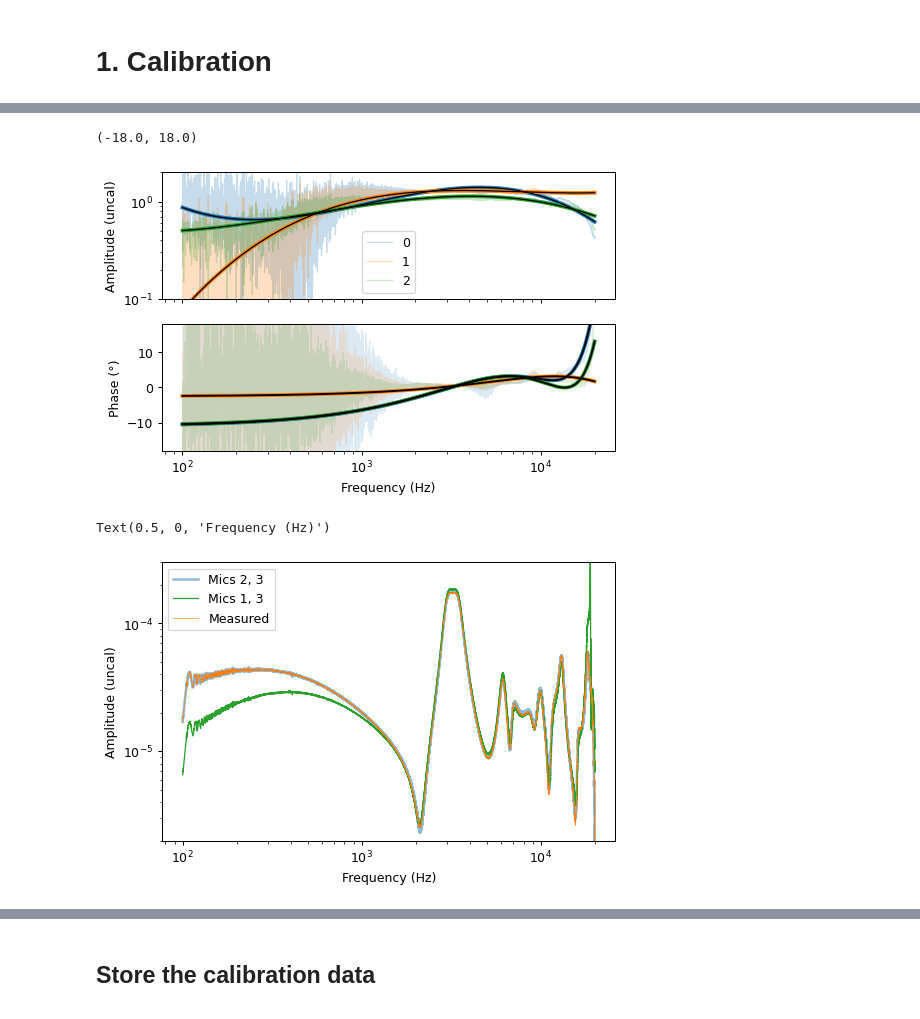
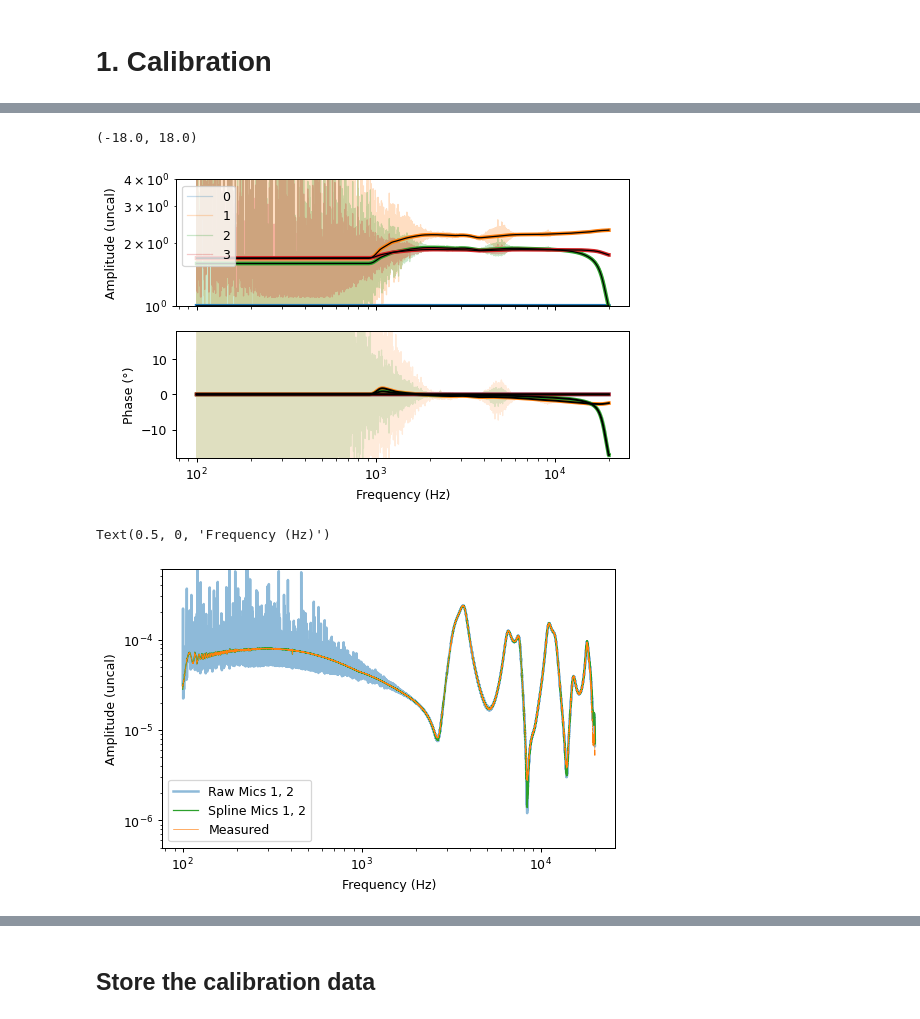
Before and after one commit to Tympan/auren-python, a Jupyter notebook: jupyter_notebooks/2024-07-02_auren_calibration_0.ipynb, the cells around one changed output, grey strips where cells are left out. Drawn from its saved outputs; the diff is of its cells as text; code cells hidden in the pictures.

```diff
--- a/jupyter_notebooks/2024-07-02_auren_calibration_0.ipynb
+++ b/jupyter_notebooks/2024-07-02_auren_calibration_0.ipynb
@@ -341,0 +463,11 @@ cal_ordered[:, channels[:-1]] = cal[:, -n_channels + 1:]
+# %%
+# Re-arrange the calibration function so that it goes channel 0, channel 1, ... etc.
+# The first of these is not actually a calibration, we'll use it for the reference channel
+cal_ordered_cab = np.ones((p.shape[-1], p.shape[-2]), cal.dtype)
+# Collect channel calibration data
+cal_ordered_cab[:, channels] = cal_cab[:, -n_channels:]
+
+# subtract out the reference channel Phase
+ref = 3
+cal_ordered_cab[:, channels] /= (cal_ordered_cab[:, ref:ref+1] * np.abs(cal_ordered_cab[:, ref:ref+1]))
+# cal_ordered_cab /= (cal_cab[:, -1:])# * np.abs(cal_cab[:, -1:]))
@@ -342 +493,3 @@ cal_ordered[:, channels[:-1]] = cal[:, -n_channels + 1:]
+# %%
+cal_ordered = cal_ordered_cab
 # %%
@@ -365,34 +551,35 @@ cal2 = (cal_amp * np.exp(1j*cal_phase)).T
 # %%
+plt.close('all')
 fig, axs = plt.subplots(2, 1, sharex=True, **figkwargs)
-axs[0].loglog(f[0, 0], np.abs(cal_ordered[:, :-1]), lw=1, alpha=0.25)
-axs[0].legend(range(3))
+axs[0].loglog(f[0, 0], np.abs(cal_ordered), lw=1, alpha=0.25)
+axs[0].legend(range(4))
 axs[0].set_prop_cycle(None)
-axs[0].loglog(f[0, 0], np.abs(cal2[:, :-1]), lw=3)
-axs[0].loglog(f[0, 0], cal_amp[:-1].T, 'k', lw=1)
+axs[0].loglog(f[0, 0], np.abs(cal2), lw=3)
+axs[0].loglog(f[0, 0], cal_amp.T, 'k', lw=1)
 axs[0].set_ylabel("Amplitude (uncal)")
-axs[0].set_ylim([0.1, 2])
-axs[1].semilogx(f[0, 0], np.rad2deg(np.angle(cal_ordered[:, :-1])), lw=1, alpha=0.15)
+axs[0].set_ylim([1, 4])
+axs[1].semilogx(f[0, 0], np.rad2deg(np.angle(cal_ordered)), lw=1, alpha=0.15)
 axs[1].set_prop_cycle(None)
-axs[1].semilogx(f[0, 0], np.rad2deg(np.angle(cal2[:, :-1])), lw=3)
-axs[1].semilogx(f[0, 0], np.rad2deg(cal_phase[:-1].T),'k')
+axs[1].semilogx(f[0, 0], np.rad2deg(np.angle(cal2)), lw=3)
+axs[1].semilogx(f[0, 0], np.rad2deg(cal_phase.T),'k')
 axs[1].set_ylabel('Phase (°)')
 axs[1].set_xlabel('Frequency (Hz)')
 axs[1].set_ylim([-18, 18])
 # %% [output]
 (-18.0, 18.0)
-[figure, old version]
+[figure, new version]
 # %%
 mic1 = 1
 mic2 = 2
 mic_ref = 3
-channel = 3
-trial = 1
+channel = 0
+trial = 0
 p3_pred = cavern_model.p_measured(
     f[0, 0] * units.Hz,
     x_mic[mic_ref],
     x_mic[mic1], x_mic[mic2],
     p[channel, trial, mic1] * cal_ordered[:, mic1], p[channel, trial, mic2] * cal_ordered[:, mic2])
-mic1 = 0
+# mic1 = 1
 p3_pred_smooth = cavern_model.p_measured(
     f[0, 0] * units.Hz,
     x_mic[mic_ref],
@@ -400,13 +587,13 @@ p3_pred_smooth = cavern_model.p_measured(
     p[channel, trial, mic1] * cal2[:, mic1], p[channel, trial, mic2] * cal2[:, mic2])
 
 fig, axs = plt.subplots(1, 1, sharex=True, **figkwargs)
-axs.loglog(f[0, 0], np.abs(p3_pred), 'C0', lw=2, alpha=0.5, label="Mics 2, 3")
-axs.loglog(f[0, 0], np.abs(p3_pred_smooth), 'C2', lw=1, label="Mics 1, 3")
-axs.loglog(f[0, 0], np.abs(p[channel, trial, mic_ref]), 'C1', lw=0.5, label="Measured")
+axs.loglog(f[0, 0], np.abs(p3_pred), 'C0', lw=2, alpha=0.5, label="Raw Mics %s, %s" % (mic1, mic2))
+axs.loglog(f[0, 0], np.abs(p3_pred_smooth), 'C2', lw=1, label="Spline Mics %s, %s" % (mic1, mic2))
+axs.loglog(f[0, 0], np.abs(p[channel, trial, mic_ref] * cal2[:, mic_ref]), 'C1', lw=0.5, label="Measured")
 axs.legend()
-plt.ylim(2e-6, 3e-4)
+plt.ylim(5e-7, 6e-4)
 axs.set_ylabel("Amplitude (uncal)")
 axs.set_xlabel('Frequency (Hz)')
 # %% [output]
 Text(0.5, 0, 'Frequency (Hz)')
-[figure, old version]
+[figure, new version]
```
Also changed, not shown: parts of 28 cells of this notebook.
